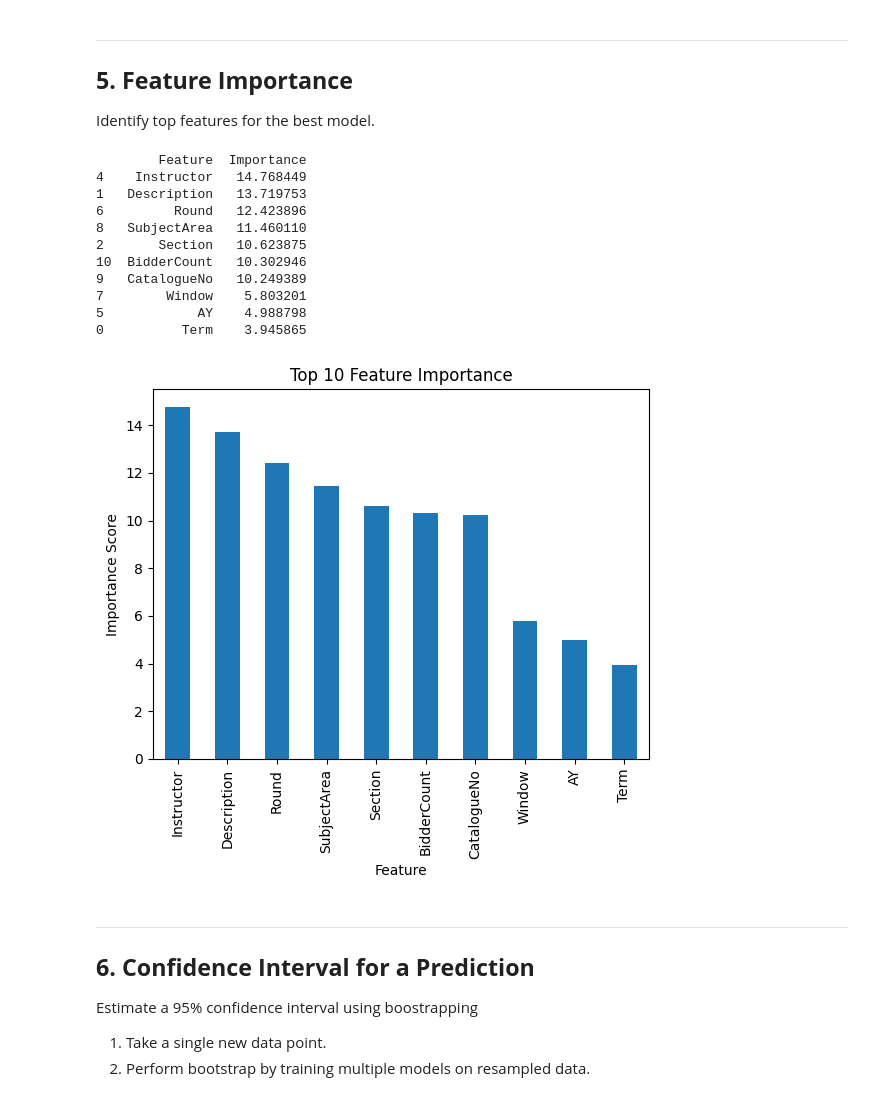
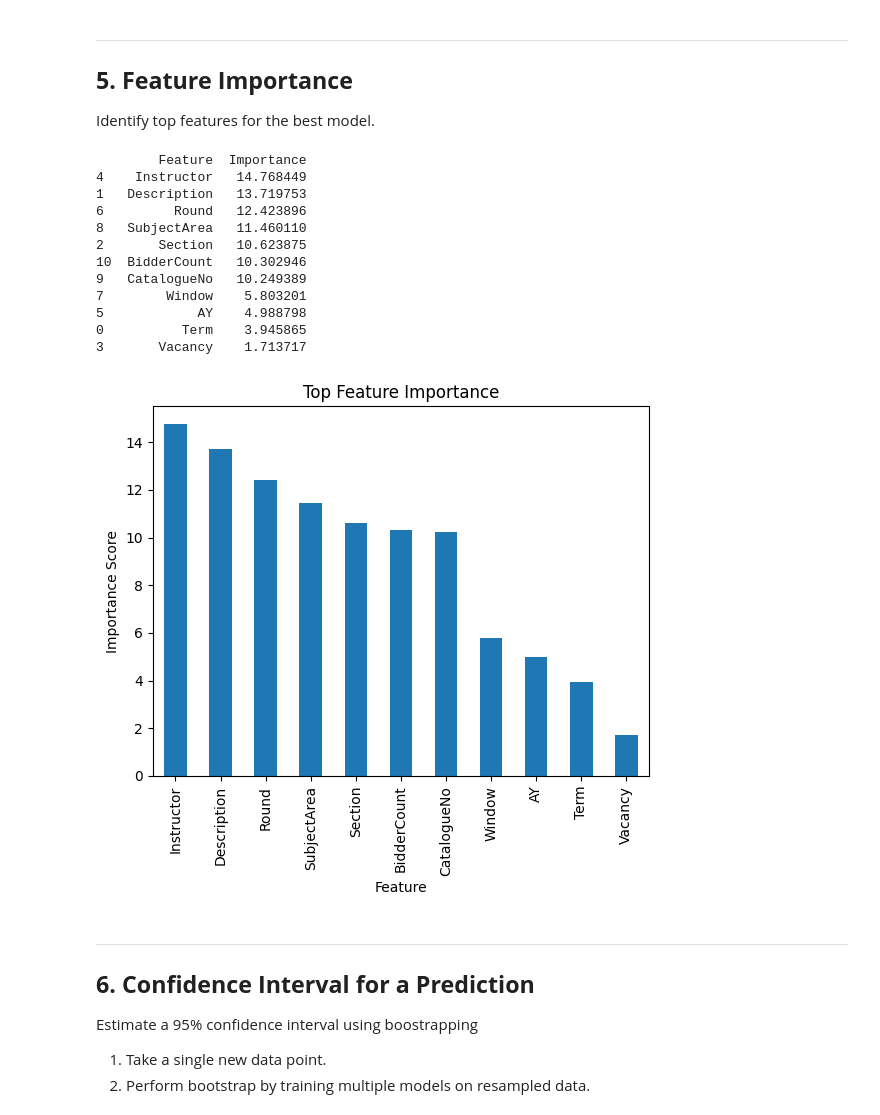
Before and after one commit to tanzhongyan/BidlySMU, a Jupyter notebook: V1_02A_catboost.ipynb, the cells around one changed output. Saved outputs shown, nothing was run; the diff lists cells and outputs as text; code cells hidden in the pictures.

```diff
--- a/V1_02A_catboost.ipynb
+++ b/V1_02A_catboost.ipynb
@@ -523,35 +832,36 @@ Identify top features for the best model.
 # %%
 # Use model's internal feature names
 features = model_cleaned.feature_names_
 
 # Get feature importance scores
 feature_importance = model_cleaned.get_feature_importance(type='FeatureImportance')
 
 # Create a DataFrame for better readability
 importance_df = pd.DataFrame({'Feature': features, 'Importance': feature_importance})
 importance_df = importance_df.sort_values(by='Importance', ascending=False)
 
-# Display top 3 features
-top_features = importance_df.head(10)
+# Display top features
+top_features = importance_df
 print(top_features)
 
 # Visualize feature importance
-top_features.plot(kind='bar', x='Feature', y='Importance', legend=False, title="Top 10 Feature Importance")
+top_features.plot(kind='bar', x='Feature', y='Importance', legend=False, title="Top Feature Importance")
 plt.ylabel("Importance Score")
 plt.show()
 # %% [output]
         Feature  Importance
 4    Instructor   14.768449
 1   Description   13.719753
 6         Round   12.423896
 8   SubjectArea   11.460110
 2       Section   10.623875
 10  BidderCount   10.302946
 9   CatalogueNo   10.249389
 7        Window    5.803201
 5            AY    4.988798
 0          Term    3.945865
+3       Vacancy    1.713717
-[figure, old version]
+[figure, new version]
 # %% [markdown]
 
 ---
```
Also changed, not shown: parts of 17 cells of this notebook, 1 other file.
